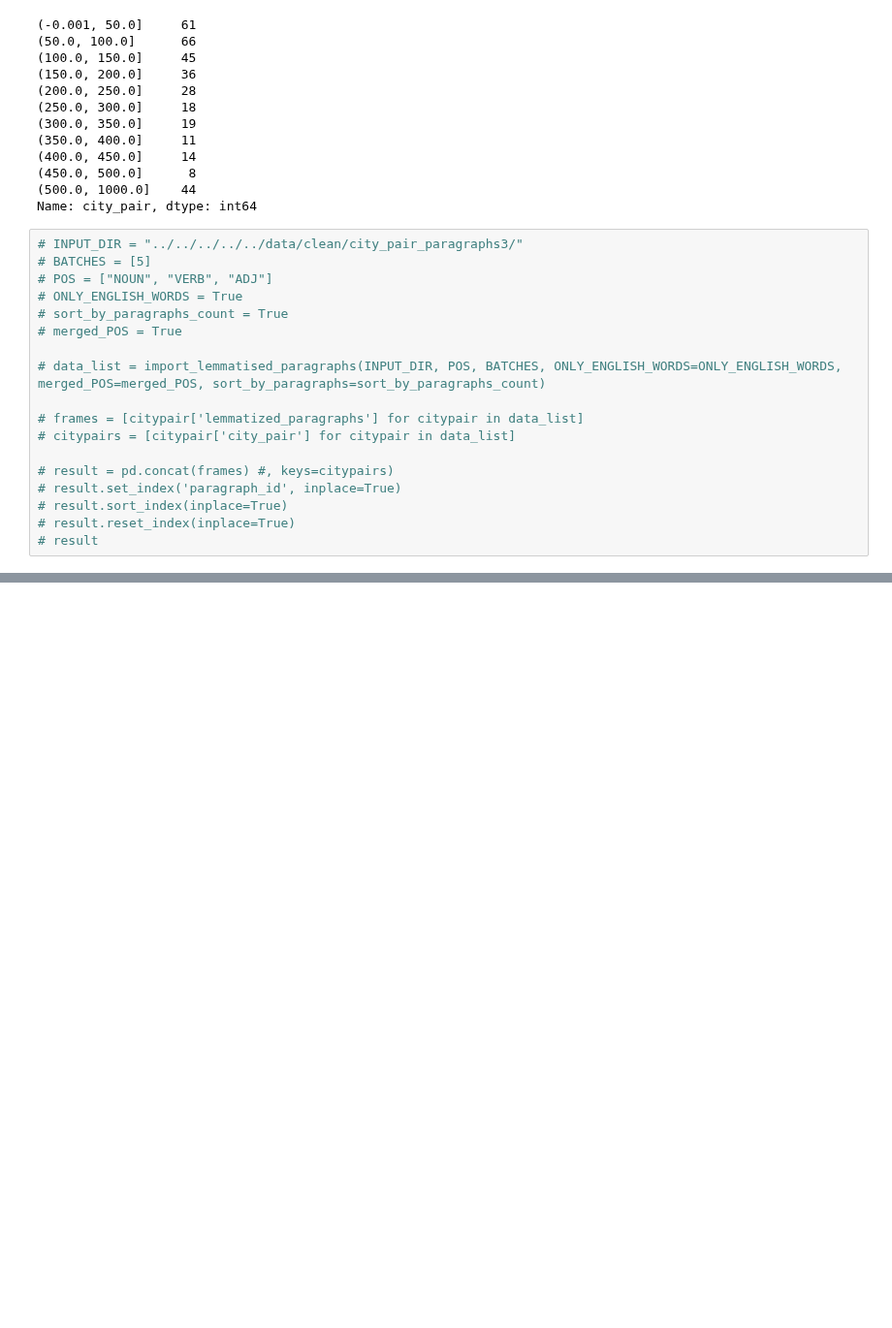
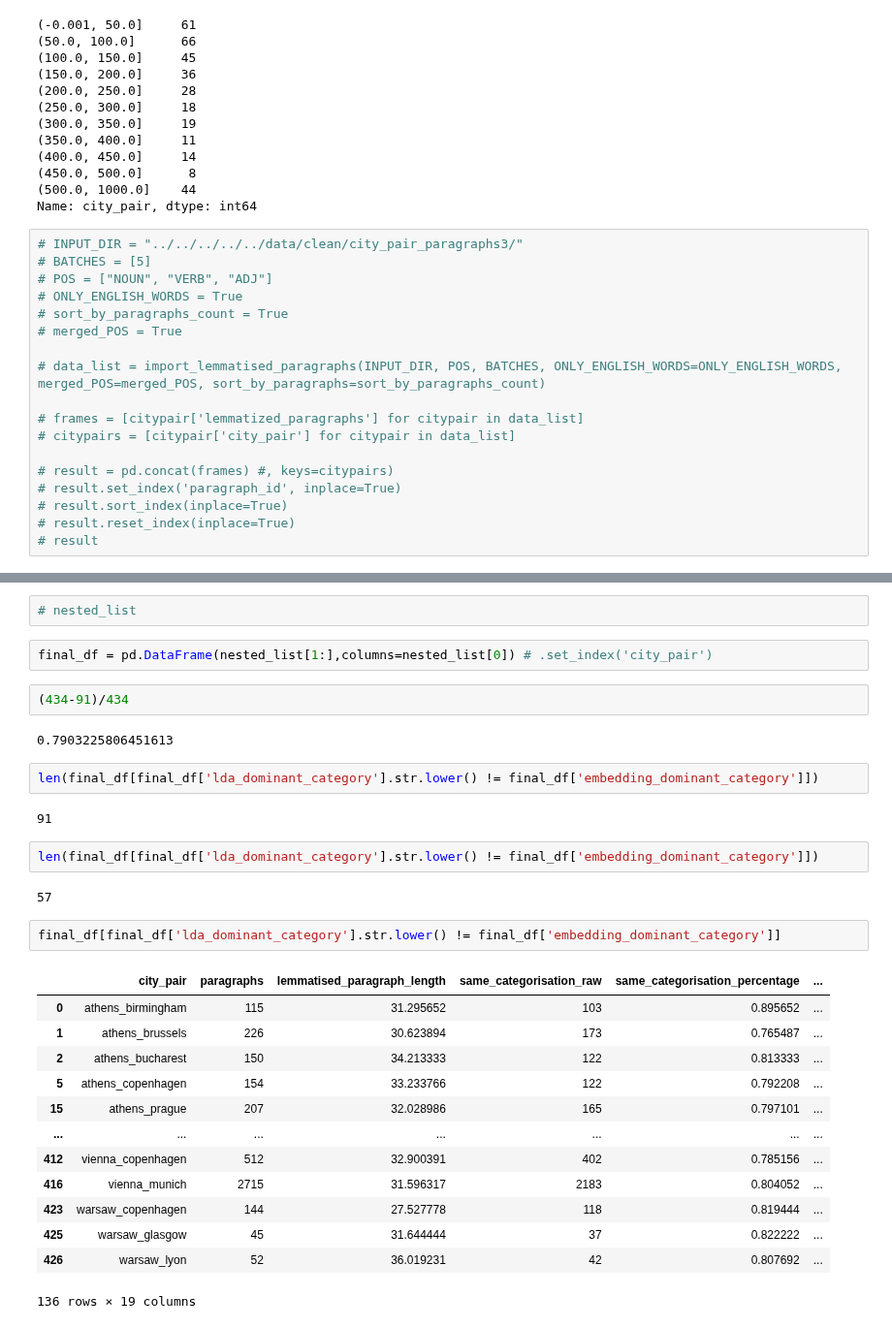
Before and after one commit to seriousdeejay/citynet, a Jupyter notebook: src/analyses/Diederik/Clean Code/3. Word Embedding Categorisation.ipynb, the cells around one changed output, grey strips where cells are left out. Shown at 97% size. Cells and saved outputs as stored; diff of their text form; blank space fills up the shorter version.

```diff
--- a/src/analyses/Diederik/Clean Code/3. Word Embedding Categorisation.ipynb
+++ b/src/analyses/Diederik/Clean Code/3. Word Embedding Categorisation.ipynb
@@ -1021,0 +1111,32 @@ Name: city_pair, dtype: int64
+# %%
+# nested_list
+# %%
+final_df = pd.DataFrame(nested_list[1:],columns=nested_list[0]) # .set_index('city_pair')
+# %%
+(434-91)/434
+# %% [output]
+0.7903225806451613
+# %%
+len(final_df[final_df['lda_dominant_category'].str.lower() != final_df['embedding_dominant_category']])
+# %% [output]
+91
+# %%
+len(final_df[final_df['lda_dominant_category'].str.lower() != final_df['embedding_dominant_category']])
+# %% [output]
+57
+# %%
+final_df[final_df['lda_dominant_category'].str.lower() != final_df['embedding_dominant_category']]
+# %% [output]
+|  | city_pair | paragraphs | lemmatised_paragraph_length | same_categorisation_raw | same_categorisation_percentage | ... |
+| 0 | athens_birmingham | 115 | 31.295652 | 103 | 0.895652 | ... |
+| 1 | athens_brussels | 226 | 30.623894 | 173 | 0.765487 | ... |
+| 2 | athens_bucharest | 150 | 34.213333 | 122 | 0.813333 | ... |
+| 5 | athens_copenhagen | 154 | 33.233766 | 122 | 0.792208 | ... |
+| 15 | athens_prague | 207 | 32.028986 | 165 | 0.797101 | ... |
+| ... | ... | ... | ... | ... | ... | ... |
+| 412 | vienna_copenhagen | 512 | 32.900391 | 402 | 0.785156 | ... |
+| 416 | vienna_munich | 2715 | 31.596317 | 2183 | 0.804052 | ... |
+| 423 | warsaw_copenhagen | 144 | 27.527778 | 118 | 0.819444 | ... |
+| 425 | warsaw_glasgow | 45 | 31.644444 | 37 | 0.822222 | ... |
+| 426 | warsaw_lyon | 52 | 36.019231 | 42 | 0.807692 | ... |
+136 rows × 19 columns
```
Also changed, not shown: parts of 73 cells of this notebook.
